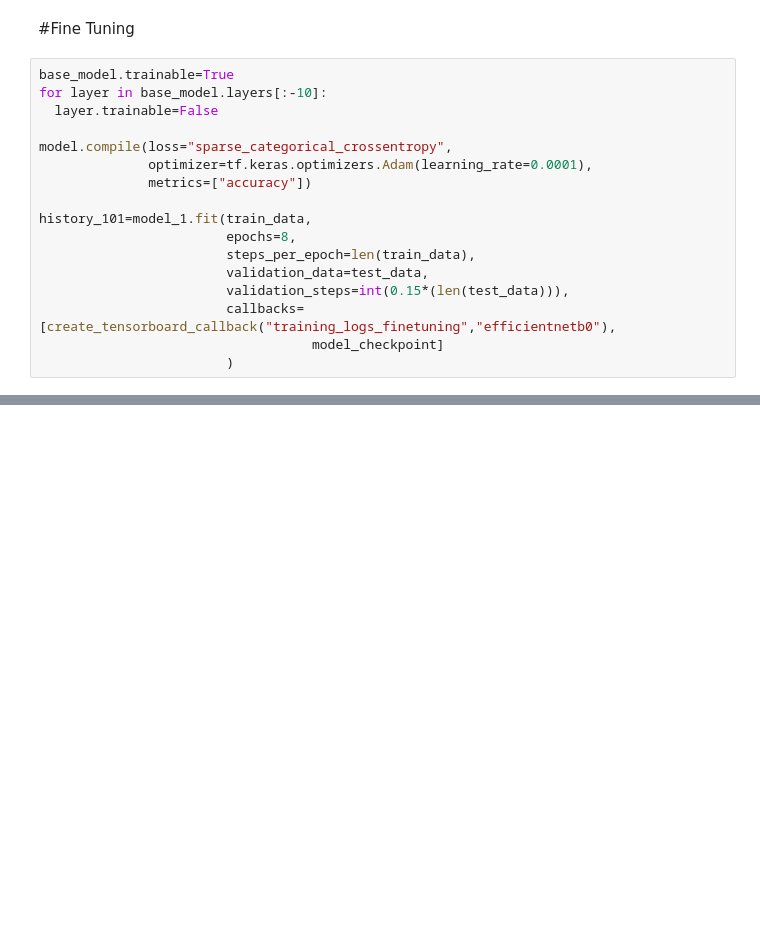
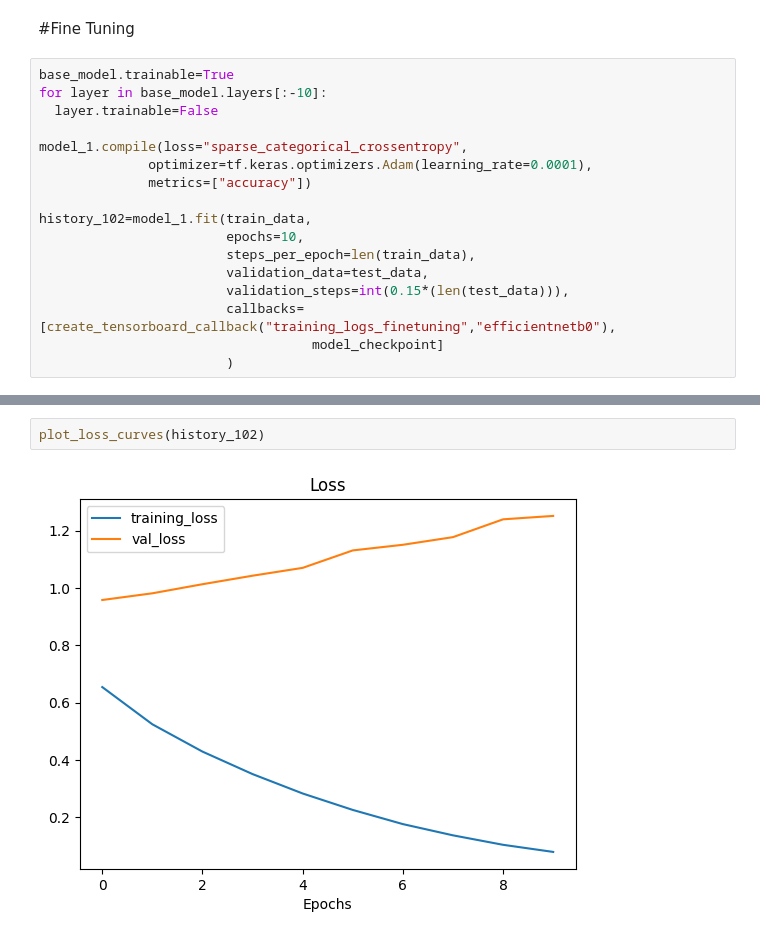
Before and after one commit to khanabdulmajid/tensorflow_deep_learning, a Jupyter notebook: 07_Project_1_Food_Vision.ipynb, the cells around one changed output, grey strips where cells are left out. Drawn from its saved outputs; the diff is of its cells as text; blank space fills up the shorter version.

```diff
--- a/07_Project_1_Food_Vision.ipynb
+++ b/07_Project_1_Food_Vision.ipynb
@@ -315,12 +317,12 @@ base_model.trainable=True
 for layer in base_model.layers[:-10]:
   layer.trainable=False
 
-model.compile(loss="sparse_categorical_crossentropy",
+model_1.compile(loss="sparse_categorical_crossentropy",
               optimizer=tf.keras.optimizers.Adam(learning_rate=0.0001),
               metrics=["accuracy"])
 
-history_101=model_1.fit(train_data,
-                        epochs=8,
+history_102=model_1.fit(train_data,
+                        epochs=10,
                         steps_per_epoch=len(train_data),
                         validation_data=test_data,
                         validation_steps=int(0.15*(len(test_data))),
@@ -329,0 +352,4 @@ history_101=model_1.fit(train_data,
+# %%
+plot_loss_curves(history_102)
+# %% [output]
+[figure, added]
```
Also changed, not shown: parts of 5 cells of this notebook.
